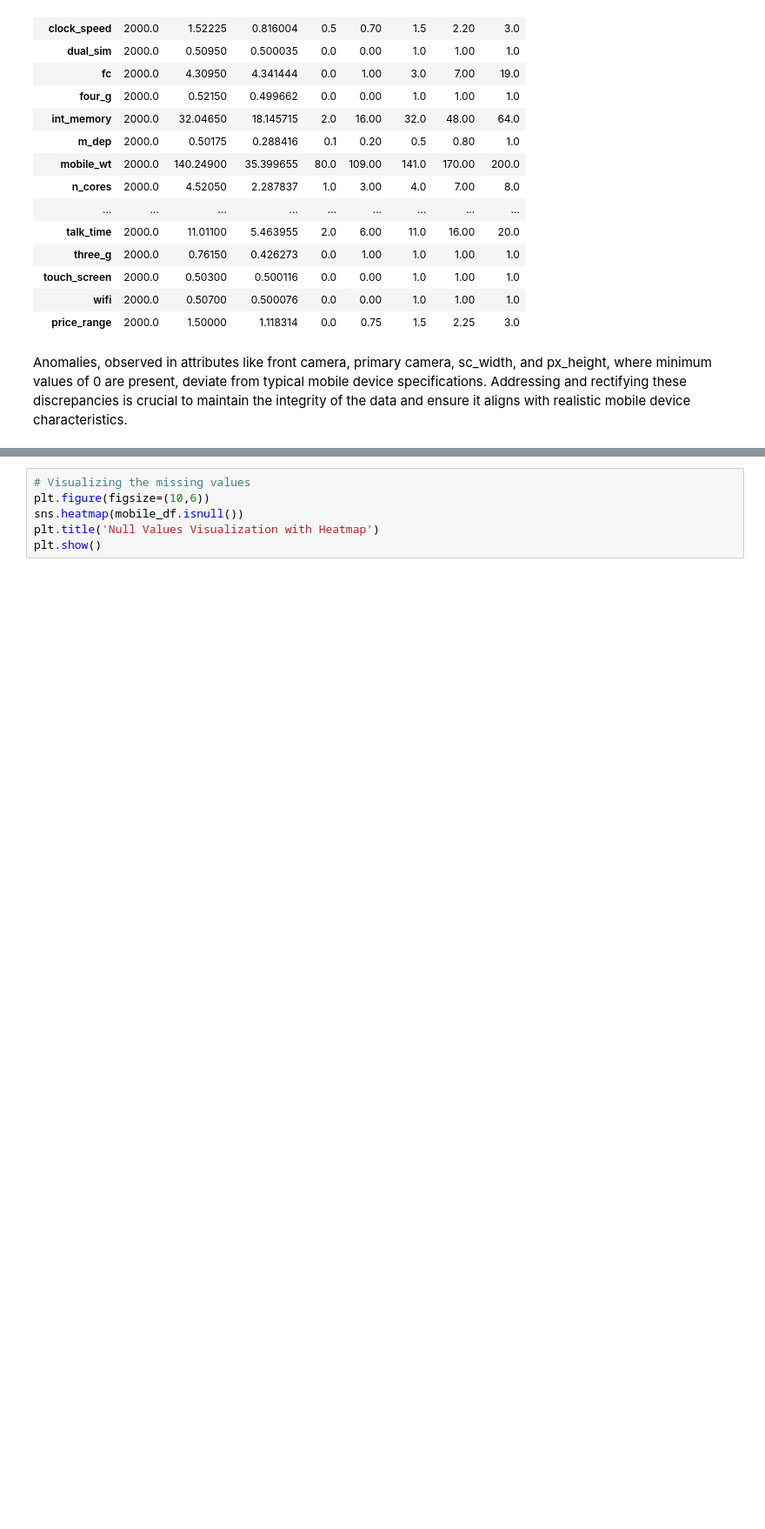
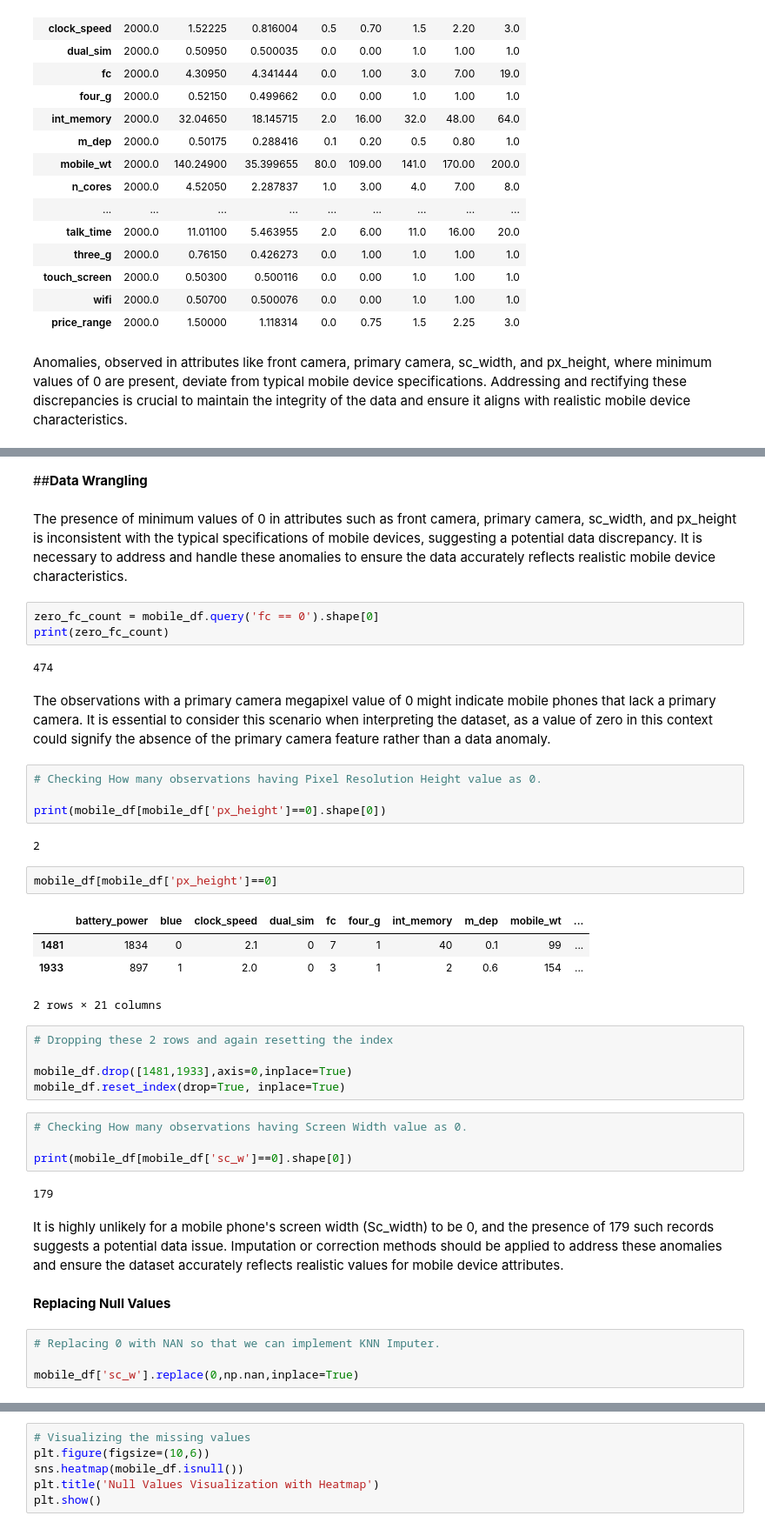
Before and after one commit to meabhaykr/Mobile-Price-Range-Prediction, a Jupyter notebook: Mobile_Price_Range_Prediction.ipynb, the cells around one changed output, grey strips where cells are left out. Shown at 87% size. Cells and saved outputs as stored; diff of their text form; blank space fills up the shorter version.

```diff
--- a/Mobile_Price_Range_Prediction.ipynb
+++ b/Mobile_Price_Range_Prediction.ipynb
@@ -158,0 +209,43 @@ Anomalies, observed in attributes like front camera, primary camera, sc_width, a
+# %% [markdown]
+##**Data Wrangling**
+# %% [markdown]
+The presence of minimum values of 0 in attributes such as front camera, primary camera, sc_width, and px_height is inconsistent with the typical specifications of mobile devices, suggesting a potential data discrepancy. It is necessary to address and handle these anomalies to ensure the data accurately reflects realistic mobile device characteristics.
+# %%
+zero_fc_count = mobile_df.query('fc == 0').shape[0]
+print(zero_fc_count)
+# %% [output]
+474
+# %% [markdown]
+The observations with a primary camera megapixel value of 0 might indicate mobile phones that lack a primary camera. It is essential to consider this scenario when interpreting the dataset, as a value of zero in this context could signify the absence of the primary camera feature rather than a data anomaly.
+# %%
+# Checking How many observations having Pixel Resolution Height value as 0.
+
+print(mobile_df[mobile_df['px_height']==0].shape[0])
+# %% [output]
+2
+# %%
+mobile_df[mobile_df['px_height']==0]
+# %% [output]
+|  | battery_power | blue | clock_speed | dual_sim | fc | four_g | int_memory | m_dep | mobile_wt | ... |
+| 1481 | 1834 | 0 | 2.1 | 0 | 7 | 1 | 40 | 0.1 | 99 | ... |
+| 1933 | 897 | 1 | 2.0 | 0 | 3 | 1 | 2 | 0.6 | 154 | ... |
+2 rows × 21 columns
+# %%
+# Dropping these 2 rows and again resetting the index
+
+mobile_df.drop([1481,1933],axis=0,inplace=True)
+mobile_df.reset_index(drop=True, inplace=True)
+# %%
+# Checking How many observations having Screen Width value as 0.
+
+print(mobile_df[mobile_df['sc_w']==0].shape[0])
+# %% [output]
+179
+# %% [markdown]
+It is highly unlikely for a mobile phone's screen width (Sc_width) to be 0, and the presence of 179 such records suggests a potential data issue. Imputation or correction methods should be applied to address these anomalies and ensure the dataset accurately reflects realistic values for mobile device attributes.
+# %% [markdown]
+**Replacing Null Values**
+# %%
+# Replacing 0 with NAN so that we can implement KNN Imputer.
+
+mobile_df['sc_w'].replace(0,np.nan,inplace=True)
```
Also changed, not shown: parts of 34 cells of this notebook.
